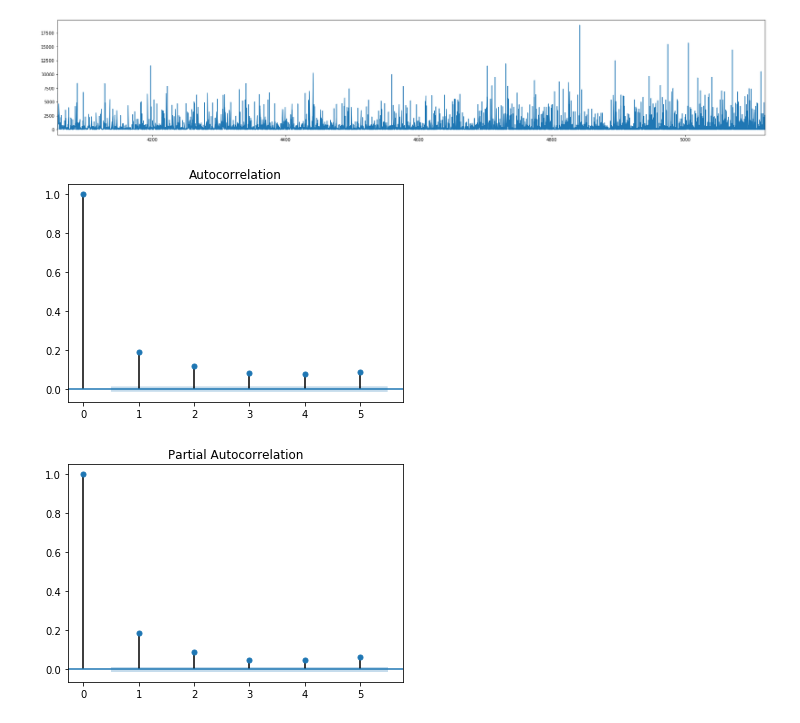
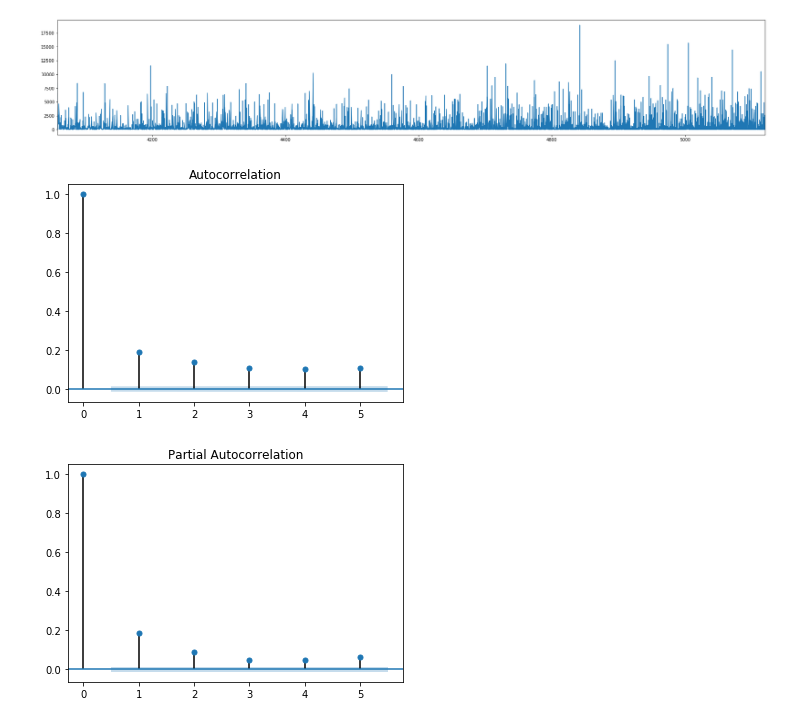
Before and after one commit to ConnorSprague/insurance-claim-forecast, a Jupyter notebook: Untitled.ipynb, the cells around one changed output. Cells and saved outputs as stored; diff of their text form; code cells hidden in the pictures.

```diff
--- a/Untitled.ipynb
+++ b/Untitled.ipynb
@@ -99,12 +105,12 @@ pyplot.show()
 [figure]
 # %%
 from statsmodels.graphics.tsaplots import plot_acf,plot_pacf
-
+clean_data1=clean_data1.set_index('ClaimDate_delta')
 #series = read_csv('daily-minimum-temperatures.csv', header=0, index_col=0)
-plot_acf(data,lags=5)
+plot_acf(clean_data1,lags=5)
 pyplot.show()
 # %% [output]
-[figure, old version]
+[figure, new version]
 # %%
 plot_pacf(data, lags=5)
 pyplot.show()
```
Also changed, not shown: parts of 2 cells of this notebook.
